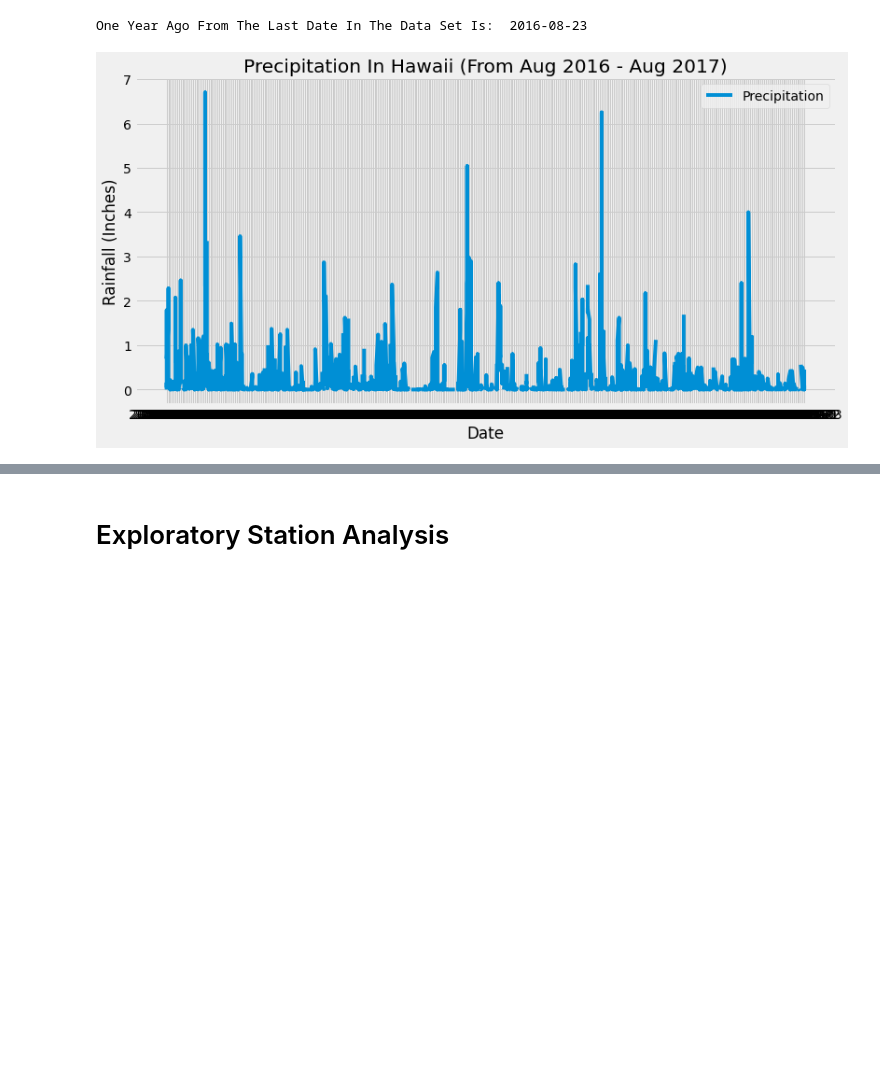
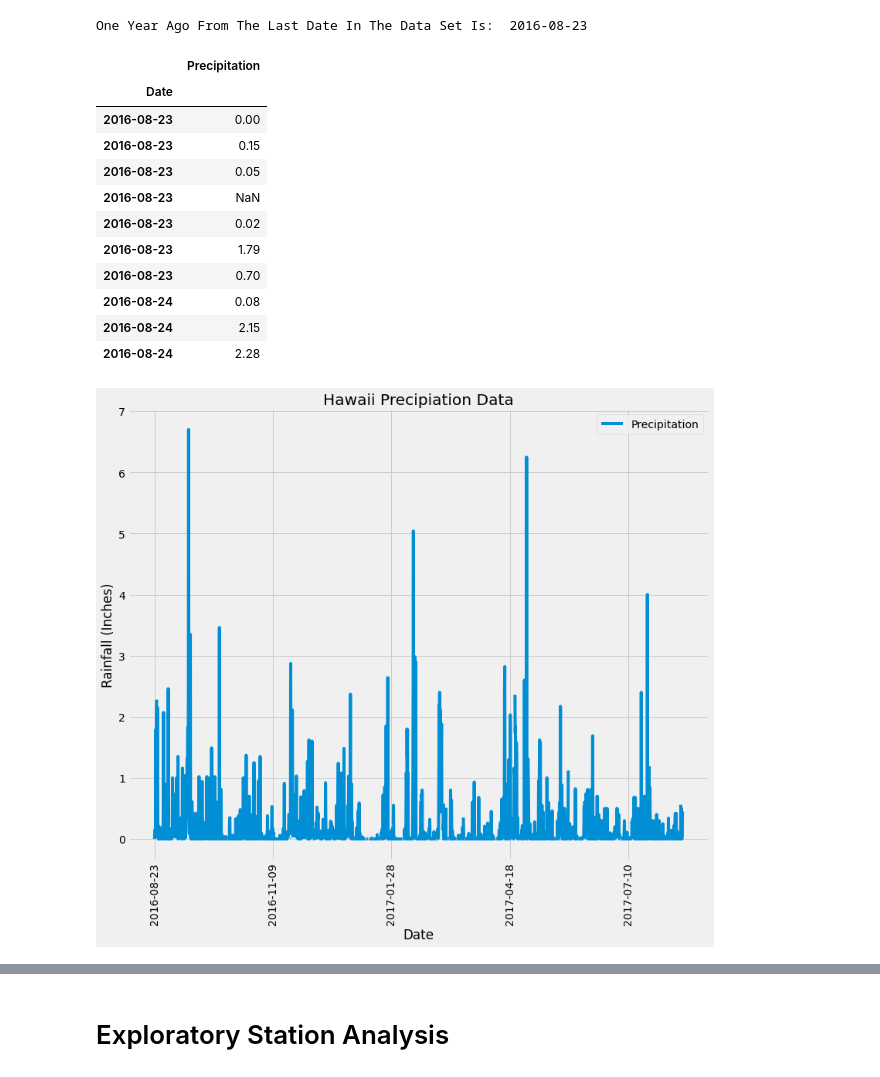
Before and after one commit to andrew-d-miller/hawaii-temp-sqlalch, a Jupyter notebook: climate_analysis.ipynb, the cells around one changed output, grey strips where cells are left out. Saved outputs shown, nothing was run; the diff lists cells and outputs as text; code cells hidden in the pictures; blank space fills up the shorter version.

```diff
--- a/climate_analysis.ipynb
+++ b/climate_analysis.ipynb
@@ -107,21 +107,36 @@ yr_prcp = session.query(Measurement.date, Measurement.prcp).\
     order_by(Measurement.date).all()
 
 # Save the query results as a Pandas DataFrame and set the index to the date column
-yr_prcp_df = pd.DataFrame(data=yr_prcp).sort_values(by="date")
+yr_prcp_df = pd.DataFrame(yr_prcp, columns=['Date', 'Precipitation'])
 
 # Sort the dataframe by date
+yr_prcp_df.sort_values(by="Date")
+yr_prcp_df = yr_prcp_df.set_index("Date")
+
+# View dataframe
 yr_prcp_df.head(10)
-
-# Use Pandas Plotting with Matplotlib to plot the data
-plt.figure(figsize = (12, 6))
-plt.plot(yr_prcp_df['date'], yr_prcp_df['prcp'])
-plt.title("Precipitation In Hawaii (From Aug 2016 - Aug 2017)")
-plt.xlabel("Date")
-plt.ylabel("Rainfall (Inches)")
-plt.legend(["Precipitation"])
-plt.show()
 # %% [output]
-[figure, removed]
+|  | Precipitation |
+| Date |  |
+| 2016-08-23 | 0.00 |
+| 2016-08-23 | 0.15 |
+| 2016-08-23 | 0.05 |
+| 2016-08-23 | NaN |
+| 2016-08-23 | 0.02 |
+| 2016-08-23 | 1.79 |
+| 2016-08-23 | 0.70 |
+| 2016-08-24 | 0.08 |
+| 2016-08-24 | 2.15 |
+| 2016-08-24 | 2.28 |
+# %%
+# Use Pandas Plotting with Matplotlib to plot the data
+yr_prcp_df.plot(title="Hawaii Precipiation Data", figsize=(12, 10), rot=90)
+plt.xlabel("Date")
+plt.ylabel("Rainfall (Inches)")
+plt.legend(["Precipitation"])
+plt.show()
+# %% [output]
+[figure, added]
 # %%
 # Use Pandas to calcualte the summary statistics for the precipitation data
 yr_prcp_df.describe()
```
Also changed, not shown: parts of 1 cell of this notebook, 2 other files.
